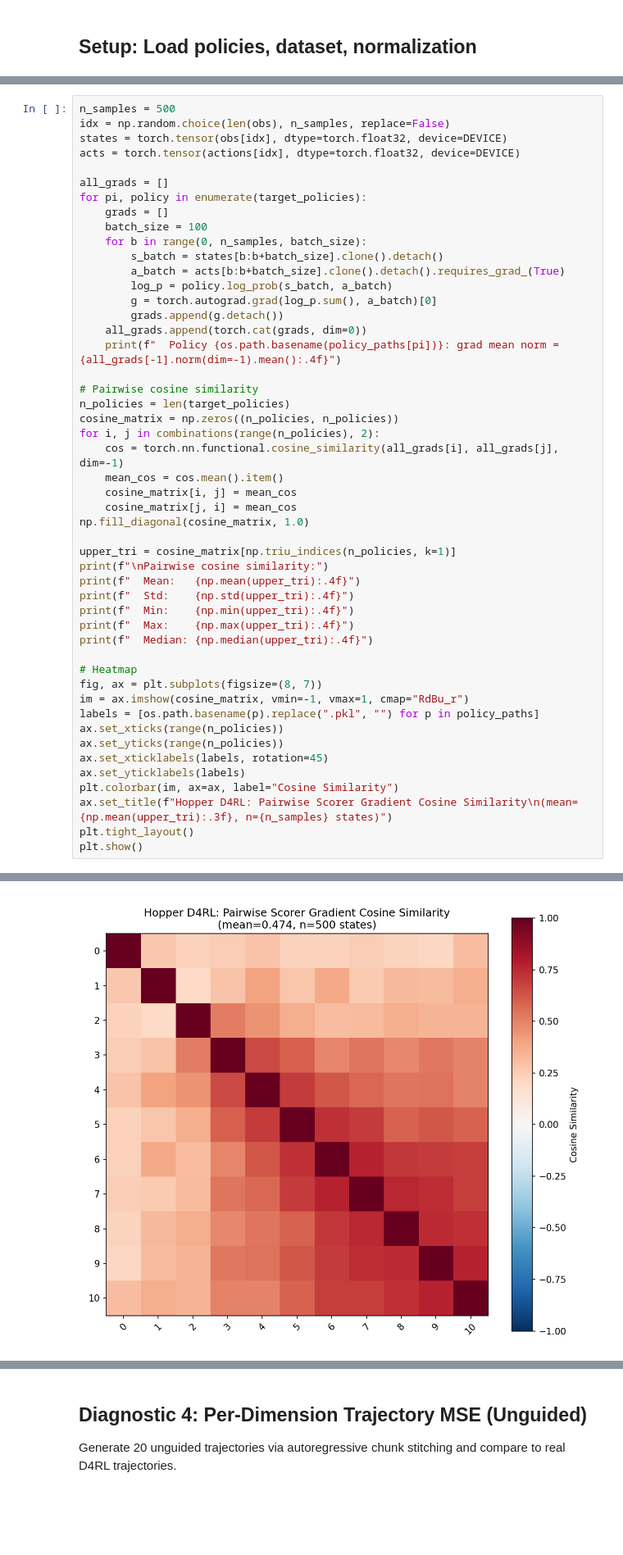
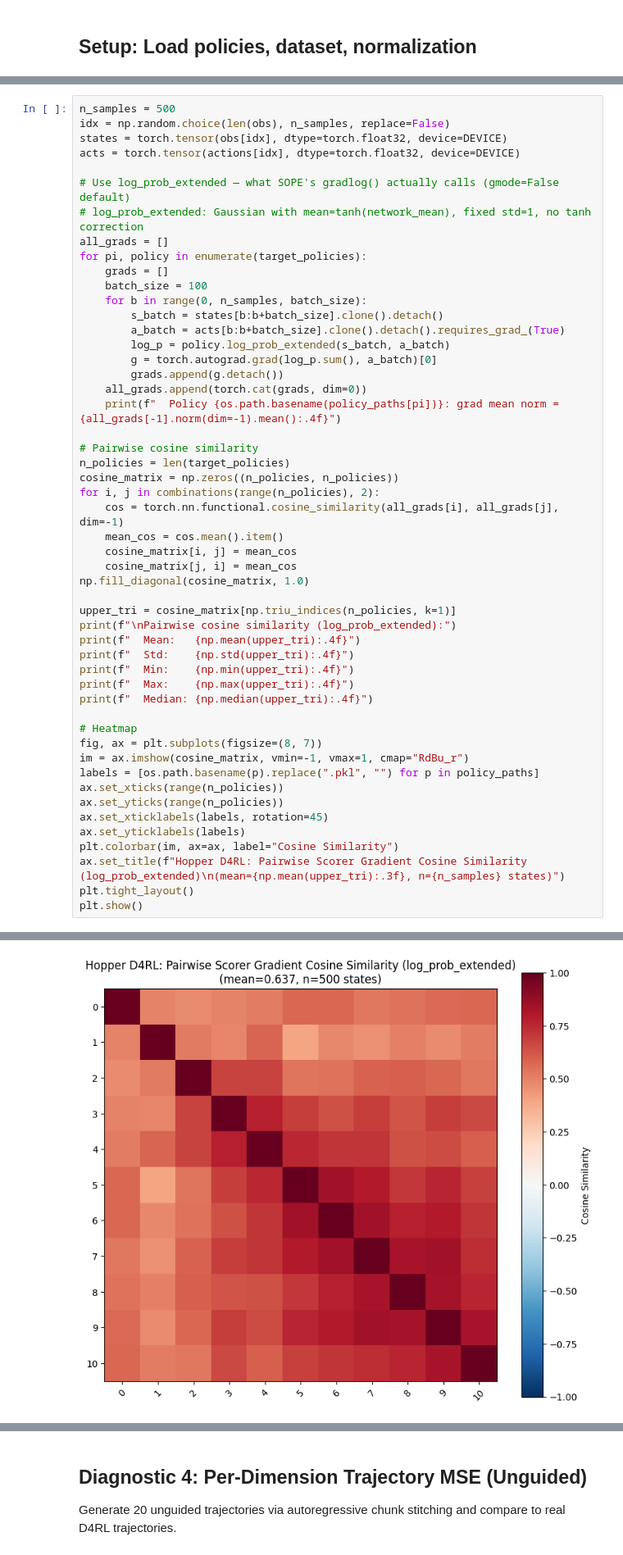
Before and after one commit to kylewang1999/latent_sope, a Jupyter notebook: experiments/2026-03-17/hopper_d4rl_diagnostics.ipynb, the cells around one changed output, grey strips where cells are left out. Shown at 82% size. Saved outputs shown, nothing was run; the diff lists cells and outputs as text; blank space fills up the shorter version.

```diff
--- a/experiments/2026-03-17/hopper_d4rl_diagnostics.ipynb
+++ b/experiments/2026-03-17/hopper_d4rl_diagnostics.ipynb
@@ -127,6 +141,8 @@ idx = np.random.choice(len(obs), n_samples, replace=False)
 states = torch.tensor(obs[idx], dtype=torch.float32, device=DEVICE)
 acts = torch.tensor(actions[idx], dtype=torch.float32, device=DEVICE)
 
+# Use log_prob_extended — what SOPE's gradlog() actually calls (gmode=False default)
+# log_prob_extended: Gaussian with mean=tanh(network_mean), fixed std=1, no tanh correction
 all_grads = []
 for pi, policy in enumerate(target_policies):
     grads = []
@@ -134,7 +150,7 @@ for pi, policy in enumerate(target_policies):
     for b in range(0, n_samples, batch_size):
         s_batch = states[b:b+batch_size].clone().detach()
         a_batch = acts[b:b+batch_size].clone().detach().requires_grad_(True)
-        log_p = policy.log_prob(s_batch, a_batch)
+        log_p = policy.log_prob_extended(s_batch, a_batch)
         g = torch.autograd.grad(log_p.sum(), a_batch)[0]
         grads.append(g.detach())
     all_grads.append(torch.cat(grads, dim=0))
@@ -151,7 +167,7 @@ for i, j in combinations(range(n_policies), 2):
 np.fill_diagonal(cosine_matrix, 1.0)
 
 upper_tri = cosine_matrix[np.triu_indices(n_policies, k=1)]
-print(f"\nPairwise cosine similarity:")
+print(f"\nPairwise cosine similarity (log_prob_extended):")
 print(f"  Mean:   {np.mean(upper_tri):.4f}")
 print(f"  Std:    {np.std(upper_tri):.4f}")
 print(f"  Min:    {np.min(upper_tri):.4f}")
@@ -167,7 +183,7 @@ ax.set_yticks(range(n_policies))
 ax.set_xticklabels(labels, rotation=45)
 ax.set_yticklabels(labels)
 plt.colorbar(im, ax=ax, label="Cosine Similarity")
-ax.set_title(f"Hopper D4RL: Pairwise Scorer Gradient Cosine Similarity\n(mean={np.mean(upper_tri):.3f}, n={n_samples} states)")
+ax.set_title(f"Hopper D4RL: Pairwise Scorer Gradient Cosine Similarity (log_prob_extended)\n(mean={np.mean(upper_tri):.3f}, n={n_samples} states)")
 plt.tight_layout()
 plt.show()
 # %% [output]
@@ -192,2 +208,2 @@ Pairwise cosine similarity:
-[figure, old version]
+[figure, new version]
 # %% [markdown]
```
Also changed, not shown: parts of 13 cells of this notebook, 1 other file.
